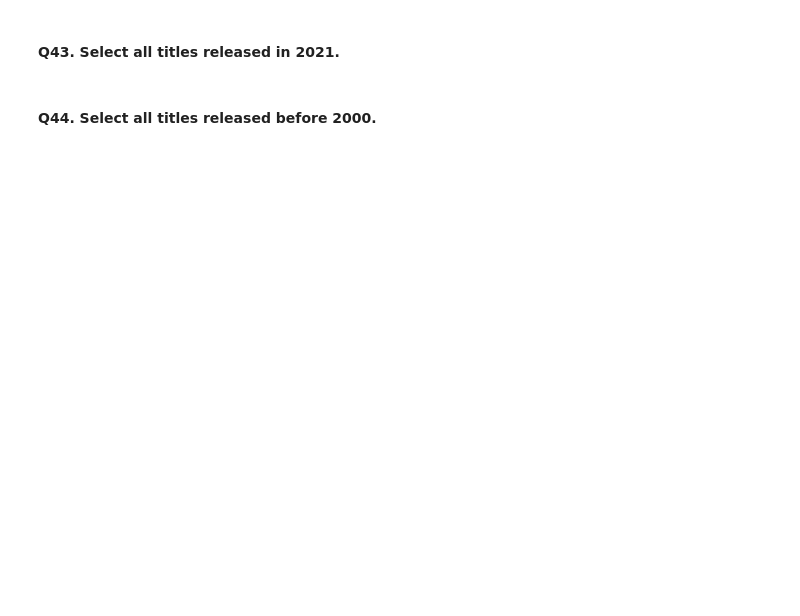
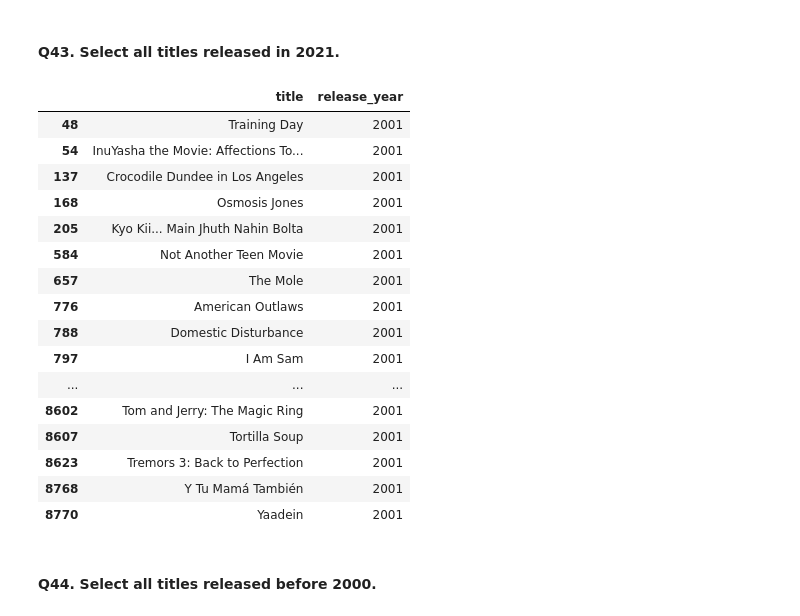
Before and after one commit to Crazy-shrabin/Pandas_revison_self, a Jupyter notebook: netflix_125_question_workbook.ipynb, the cells around one changed output. Drawn from its saved outputs; the diff is of its cells as text; code cells hidden in the pictures; blank space fills up the shorter version.

```diff
--- a/netflix_125_question_workbook.ipynb
+++ b/netflix_125_question_workbook.ipynb
@@ -502,6 +586,25 @@ a.head()
 #### Q43. Select all titles released in 2021.
 # %%
 # Your answer here
+df.loc[df['release_year'] == 2001, ['title', 'release_year']]
+# %% [output]
+|  | title | release_year |
+| 48 | Training Day | 2001 |
+| 54 | InuYasha the Movie: Affections To... | 2001 |
+| 137 | Crocodile Dundee in Los Angeles | 2001 |
+| 168 | Osmosis Jones | 2001 |
+| 205 | Kyo Kii... Main Jhuth Nahin Bolta | 2001 |
+| 584 | Not Another Teen Movie | 2001 |
+| 657 | The Mole | 2001 |
+| 776 | American Outlaws | 2001 |
+| 788 | Domestic Disturbance | 2001 |
+| 797 | I Am Sam | 2001 |
+| ... | ... | ... |
+| 8602 | Tom and Jerry: The Magic Ring | 2001 |
+| 8607 | Tortilla Soup | 2001 |
+| 8623 | Tremors 3: Back to Perfection | 2001 |
+| 8768 | Y Tu Mamá También | 2001 |
+| 8770 | Yaadein | 2001 |
 # %% [markdown]
 #### Q44. Select all titles released **before** 2000.
 # %%
```
Also changed, not shown: parts of 40 cells of this notebook.
